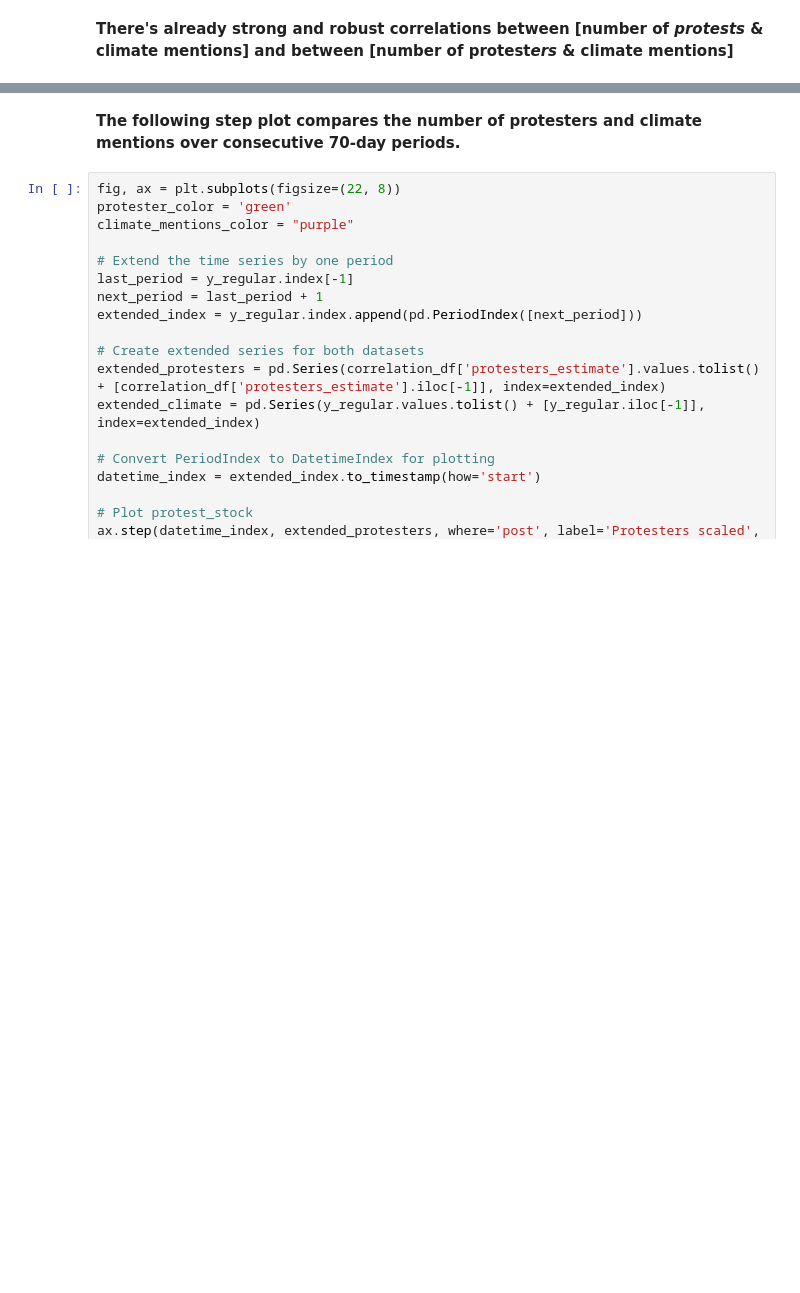
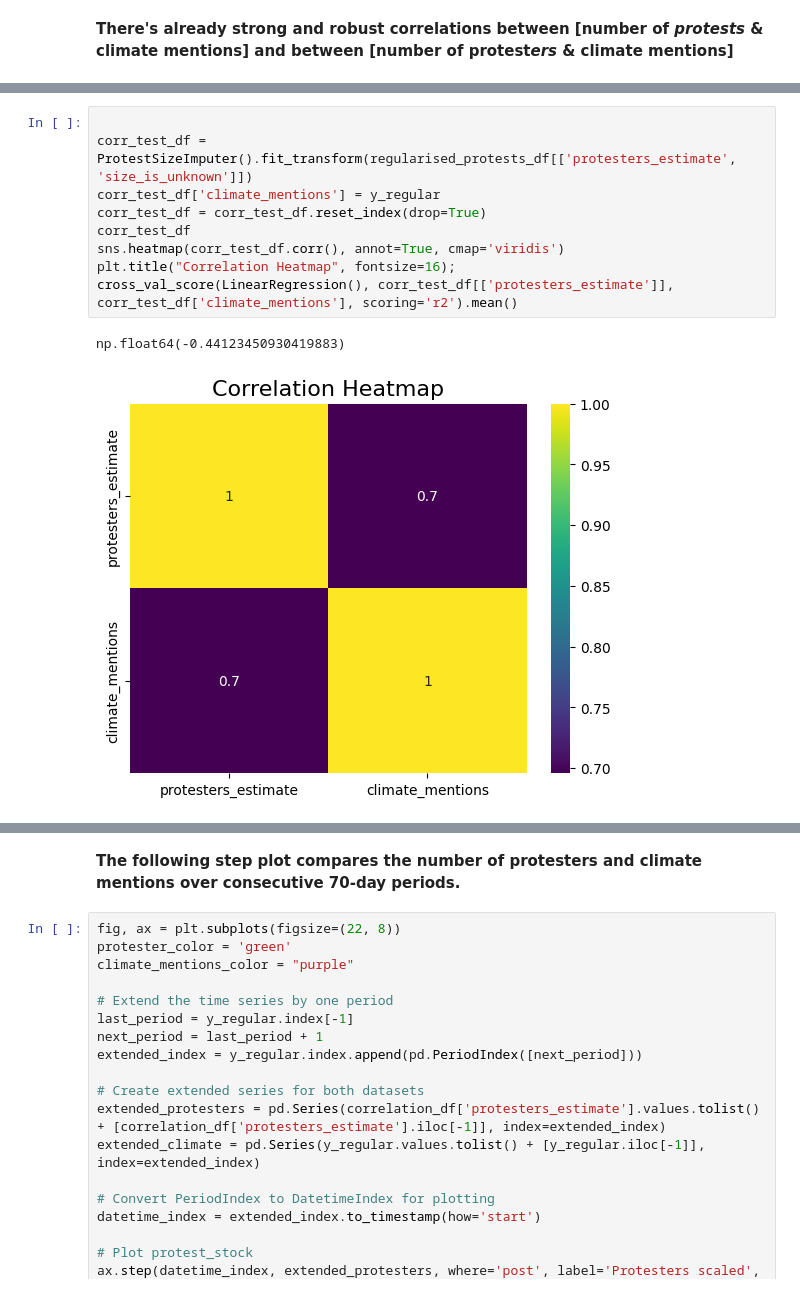
Before and after one commit to Arepo/climate_protest_modelling, a Jupyter notebook: Climate protest modelling.ipynb, the cells around one changed output, grey strips where cells are left out. Saved outputs shown, nothing was run; the diff lists cells and outputs as text; blank space fills up the shorter version.

```diff
--- a/Climate protest modelling.ipynb
+++ b/Climate protest modelling.ipynb
@@ -334,0 +352,12 @@ correlation_df = ProtestSizeImputer().transform(regularised_protests_df)
+# %%
+
+corr_test_df = ProtestSizeImputer().fit_transform(regularised_protests_df[['protesters_estimate', 'size_is_unknown']])
+corr_test_df['climate_mentions'] = y_regular
+corr_test_df = corr_test_df.reset_index(drop=True)
+corr_test_df
+sns.heatmap(corr_test_df.corr(), annot=True, cmap='viridis')
+plt.title("Correlation Heatmap", fontsize=16);
+cross_val_score(LinearRegression(), corr_test_df[['protesters_estimate']], corr_test_df['climate_mentions'], scoring='r2').mean()
+# %% [output]
+np.float64(-0.44123450930419883)
+[figure, added]
```
Also changed, not shown: parts of 16 cells of this notebook, 1 other file.
